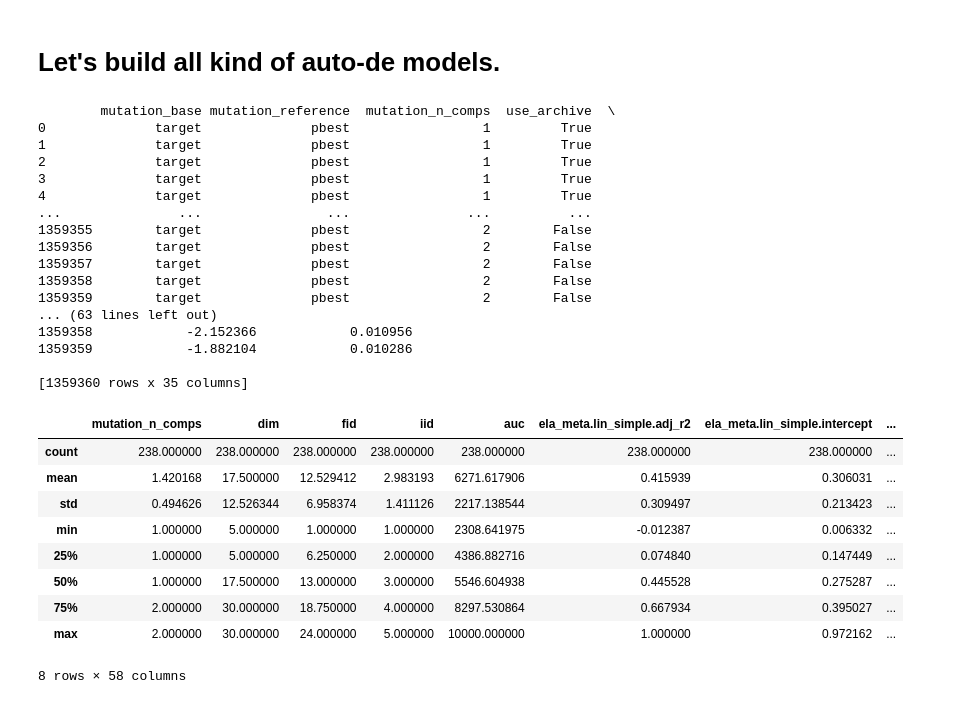
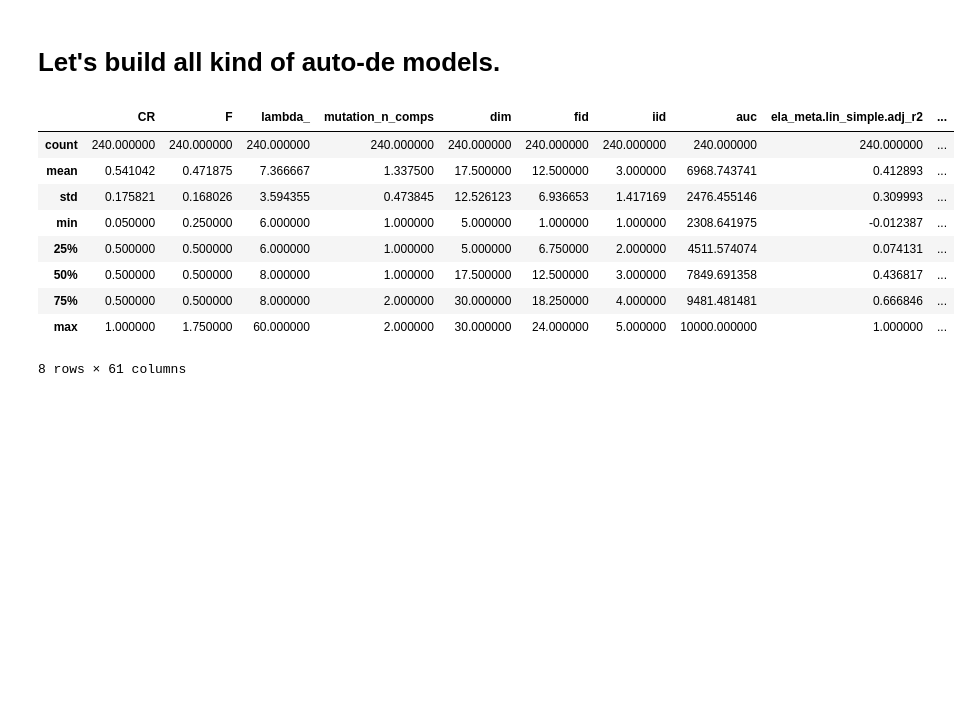
Before and after one commit to nikivanstein/ioh-explainer, a Jupyter notebook: autode-notebook.ipynb, the cells around one changed output. Drawn from its saved outputs; the diff is of its cells as text; code cells hidden in the pictures; blank space fills up the shorter version.

```diff
--- a/autode-notebook.ipynb
+++ b/autode-notebook.ipynb
@@ -20,38 +20,21 @@ from sklearn.ensemble import RandomForestClassifier
 from sklearn import tree
 from matplotlib import pyplot as plt
 # %%
-ela_df = pd.read_pickle("ela-features.pkl")
-features= ['mutation_base', 'mutation_reference',
+ela_df = pd.read_pickle("ela-features2.pkl")
+features= ['F','CR', 'lambda_', 'mutation_base', 'mutation_reference',
        'mutation_n_comps', 'use_archive', 'crossover', 'adaptation_method',
        'lpsr']
 ela_df.describe()
 # %% [output]
+|  | CR | F | lambda_ | mutation_n_comps | dim | fid | iid | auc | ela_meta.lin_simple.adj_r2 | ... |
+| count | 240.000000 | 240.000000 | 240.000000 | 240.000000 | 240.000000 | 240.000000 | 240.000000 | 240.000000 | 240.000000 | ... |
+| mean | 0.541042 | 0.471875 | 7.366667 | 1.337500 | 17.500000 | 12.500000 | 3.000000 | 6968.743741 | 0.412893 | ... |
+| std | 0.175821 | 0.168026 | 3.594355 | 0.473845 | 12.526123 | 6.936653 | 1.417169 | 2476.455146 | 0.309993 | ... |
+| min | 0.050000 | 0.250000 | 6.000000 | 1.000000 | 5.000000 | 1.000000 | 1.000000 | 2308.641975 | -0.012387 | ... |
+| 25% | 0.500000 | 0.500000 | 6.000000 | 1.000000 | 5.000000 | 6.750000 | 2.000000 | 4511.574074 | 0.074131 | ... |
+| 50% | 0.500000 | 0.500000 | 8.000000 | 1.000000 | 17.500000 | 12.500000 | 3.000000 | 7849.691358 | 0.436817 | ... |
+| 75% | 0.500000 | 0.500000 | 8.000000 | 2.000000 | 30.000000 | 18.250000 | 4.000000 | 9481.481481 | 0.666846 | ... |
+| max | 1.000000 | 1.750000 | 60.000000 | 2.000000 | 30.000000 | 24.000000 | 5.000000 | 10000.000000 | 1.000000 | ... |
-        mutation_base mutation_reference  mutation_n_comps  use_archive  \
-0              target              pbest                 1         True
-1              target              pbest                 1         True
-2              target              pbest                 1         True
-3              target              pbest                 1         True
-4              target              pbest                 1         True
-...               ...                ...               ...          ...
-1359355        target              pbest                 2        False
-1359356        target              pbest                 2        False
-1359357        target              pbest                 2        False
-1359358        target              pbest                 2        False
-1359359        target              pbest                 2        False
-... (63 lines left out)
-1359358            -2.152366            0.010956
-1359359            -1.882104            0.010286
-
-[1359360 rows x 35 columns]
+8 rows × 61 columns
-|  | mutation_n_comps | dim | fid | iid | auc | ela_meta.lin_simple.adj_r2 | ela_meta.lin_simple.intercept | ... |
-| count | 238.000000 | 238.000000 | 238.000000 | 238.000000 | 238.000000 | 238.000000 | 238.000000 | ... |
-| mean | 1.420168 | 17.500000 | 12.529412 | 2.983193 | 6271.617906 | 0.415939 | 0.306031 | ... |
-| std | 0.494626 | 12.526344 | 6.958374 | 1.411126 | 2217.138544 | 0.309497 | 0.213423 | ... |
-| min | 1.000000 | 5.000000 | 1.000000 | 1.000000 | 2308.641975 | -0.012387 | 0.006332 | ... |
-| 25% | 1.000000 | 5.000000 | 6.250000 | 2.000000 | 4386.882716 | 0.074840 | 0.147449 | ... |
-| 50% | 1.000000 | 17.500000 | 13.000000 | 3.000000 | 5546.604938 | 0.445528 | 0.275287 | ... |
-| 75% | 2.000000 | 30.000000 | 18.750000 | 4.000000 | 8297.530864 | 0.667934 | 0.395027 | ... |
-| max | 2.000000 | 30.000000 | 24.000000 | 5.000000 | 10000.000000 | 1.000000 | 0.972162 | ... |
-8 rows × 58 columns
 # %%
 #load explainer
```
Also changed, not shown: parts of 3 cells of this notebook, 3 other files.
